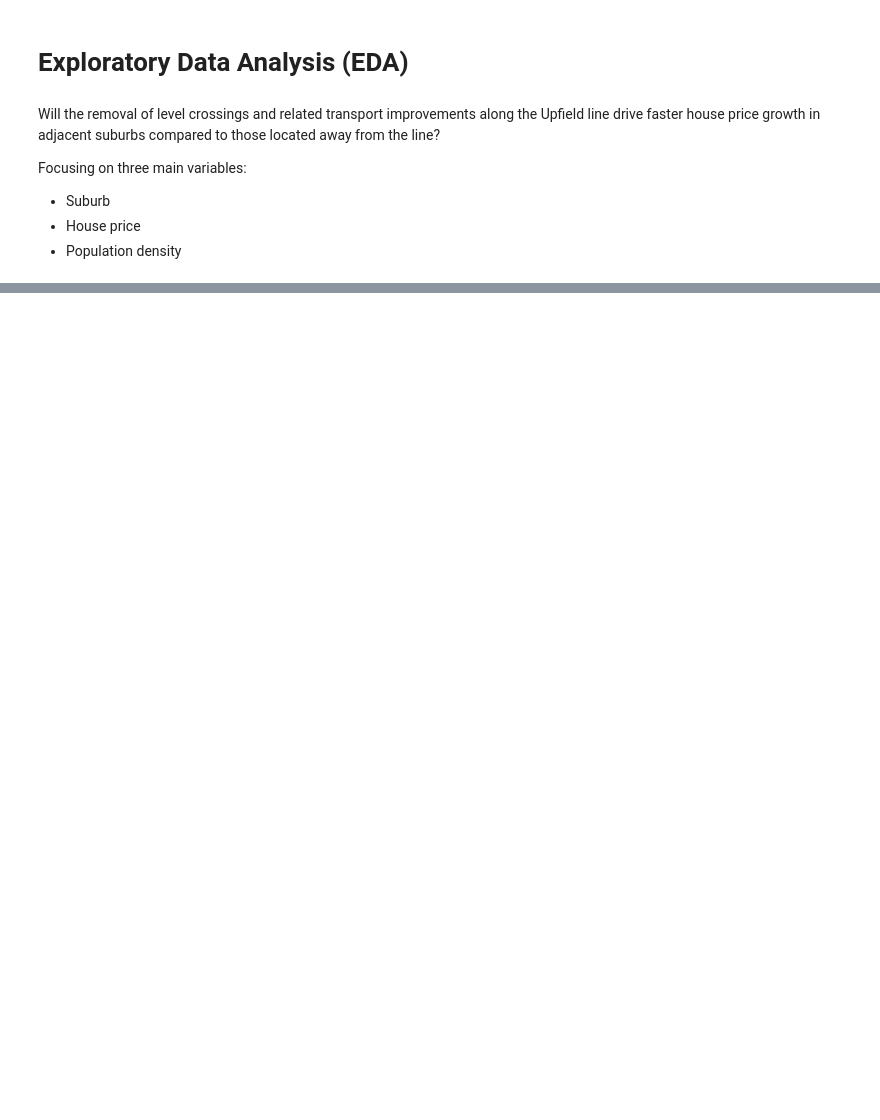
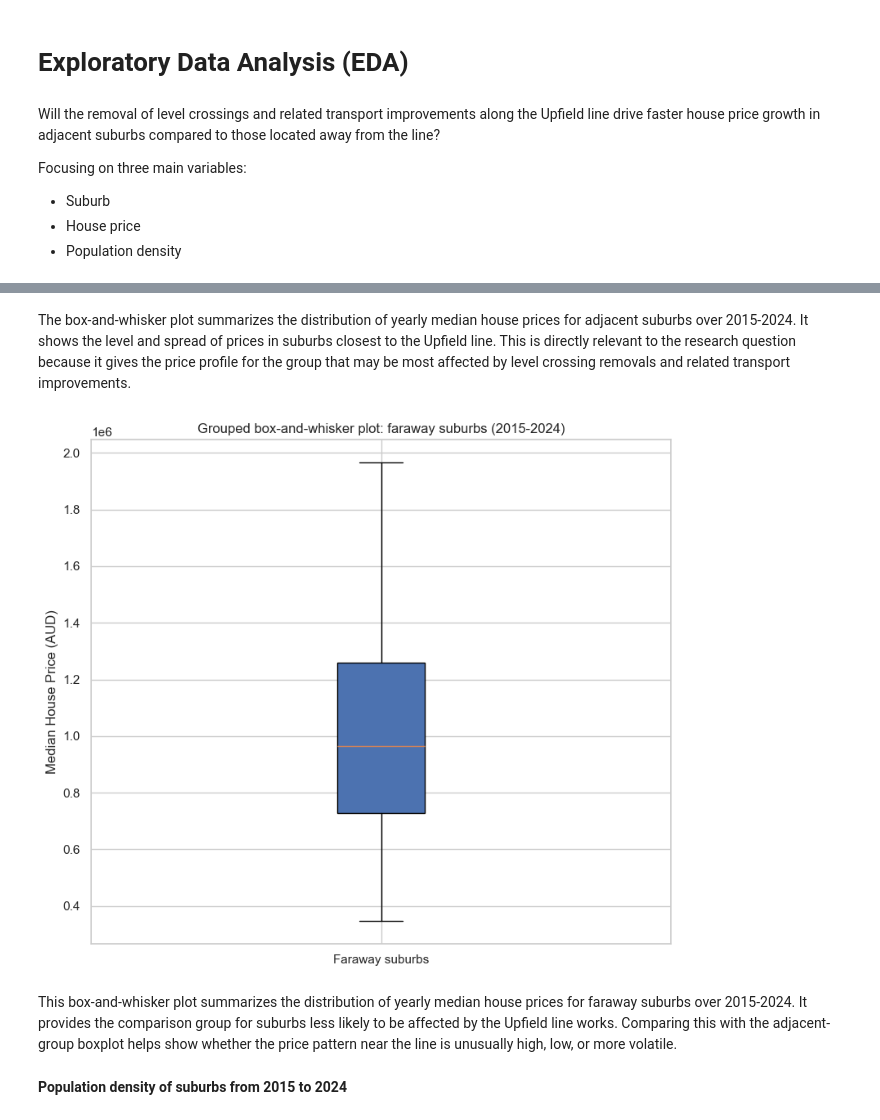
Before and after one commit to samantha-chin/ECC3479-project, a Jupyter notebook: EDA.ipynb, the cells around one changed output, grey strips where cells are left out. Saved outputs shown, nothing was run; the diff lists cells and outputs as text; code cells hidden in the pictures; blank space fills up the shorter version.

```diff
--- a/EDA.ipynb
+++ b/EDA.ipynb
@@ -241,0 +261,39 @@ This section looks for a first-order relationship between density and house pric
+# %% [markdown]
+The box-and-whisker plot summarizes the distribution of yearly median house prices for adjacent suburbs over 2015-2024. It shows the level and spread of prices in suburbs closest to the Upfield line. This is directly relevant to the research question because it gives the price profile for the group that may be most affected by level crossing removals and related transport improvements.
+# %%
+import pandas as pd
+import matplotlib.pyplot as plt
+from pathlib import Path
+
+# Resolve project root reliably whether or not earlier cells were run.
+if "project_root" in globals():
+    root = Path(project_root)
+else:
+    root = Path.cwd()
+
+faraway_path = root / "data" / "clean" / "faraway_suburbs_house_prices_2015_2024.csv"
+faraway_df = pd.read_csv(faraway_path)
+
+year_cols = [str(y) for y in range(2015, 2025)]
+
+# Stack all faraway-suburb yearly median prices into one grouped distribution.
+faraway_values = (
+    faraway_df[year_cols]
+    .apply(pd.to_numeric, errors="coerce")
+    .to_numpy()
+    .flatten()
+)
+faraway_values = pd.Series(faraway_values).dropna().values
+
+fig, ax = plt.subplots(figsize=(8, 7))
+ax.boxplot([faraway_values], tick_labels=["Faraway suburbs"], showfliers=True, patch_artist=True)
+ax.set_ylabel("Median House Price (AUD)")
+ax.set_title("Grouped box-and-whisker plot: faraway suburbs (2015-2024)")
+plt.tight_layout()
+plt.show()
+# %% [output]
+[figure, added]
+# %% [markdown]
+This box-and-whisker plot summarizes the distribution of yearly median house prices for faraway suburbs over 2015-2024. It provides the comparison group for suburbs less likely to be affected by the Upfield line works. Comparing this with the adjacent-group boxplot helps show whether the price pattern near the line is unusually high, low, or more volatile.
+# %% [markdown]
+**Population density of suburbs from 2015 to 2024**
```
Also changed, not shown: parts of 35 cells of this notebook, 3 other files.
